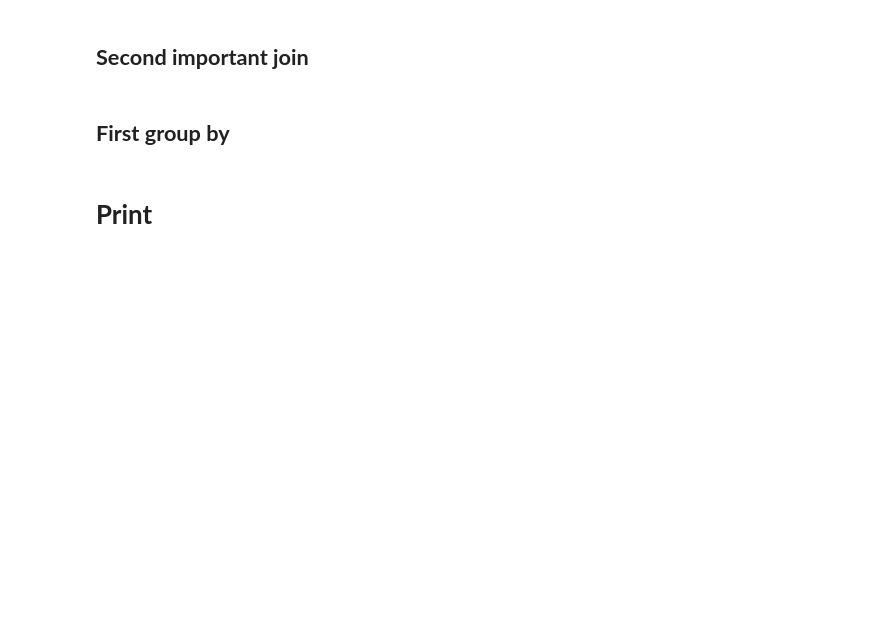
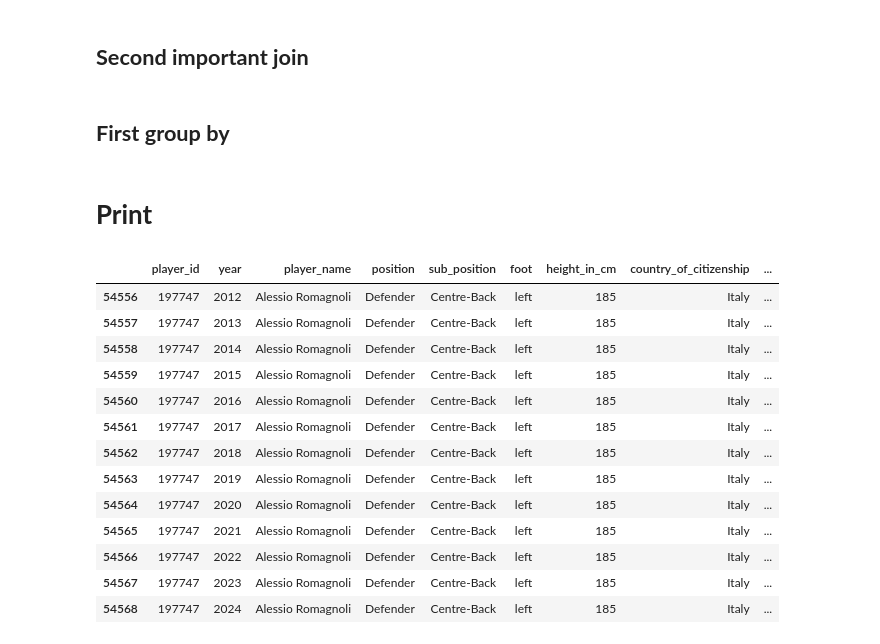
Before and after one commit to vincenzoaltavilla/thesis_project, a Jupyter notebook: thesis_project.ipynb, the cells around one changed output. Saved outputs shown, nothing was run; the diff lists cells and outputs as text; code cells hidden in the pictures; blank space fills up the shorter version.

```diff
--- a/thesis_project.ipynb
+++ b/thesis_project.ipynb
@@ -213,3 +170,15 @@ goal_events.loc[mask, 'description'] = 'Other'
+# %%
+kind_of_goals = ['Header', 'Right-footed', 'Left-footed', 'Penalty', 'Long distance kick', 'Free kick']
+
+for kind_of_goal in kind_of_goals:
+    mask = goal_events['description'].str.contains(kind_of_goal, case=False)
+    goal_events.loc[mask, 'description'] = kind_of_goal
+
+import re
+regex_other_goals = '|'.join(kind_of_goals)
+
+mask = ~goal_events['description'].str.contains(regex_other_goals, case=False)
+goal_events.loc[mask, 'description'] = 'Other'
 # %%
 goal_events['right_footed_goals'] = 0
 goal_events['left_footed_goals'] = 0
@@ -346,10 +301,10 @@ grouped_stats = intermediate_stats.groupby(['player_id', 'year']).agg({
     'age': 'first'
 }).reset_index()
 # %%
-stats = grouped_stats[['player_id', 'player_name', 'position', 'sub_position',
+stats = grouped_stats[['player_id', 'year', 'player_name', 'position', 'sub_position',
                        'foot', 'height_in_cm',	'country_of_citizenship',
                        'date_of_birth', 'club_id', 'club_name',
-                       'club_national_league', 'top5_leagues', 'year',
+                       'club_national_league', 'top5_leagues',
                        'age', 'game_id', 'minutes_played', 'is_win', 'goals', 'assists',
                        'right_footed_goals', 'left_footed_goals',
                        'header_goals', 'direct_free_kick_goals',
@@ -357,10 +312,10 @@ stats = grouped_stats[['player_id', 'player_name', 'position', 'sub_position',
                        'other_kind_of_goals', 'opponent_goals', 'is_clean_sheet', 'yellow_cards',
                        'red_cards']]
 
-stats.rename(columns={"game_id": "games_played"}, inplace=True)
+stats.rename(columns={"game_id": "games_played", "is_win": "games_won"}, inplace=True)
 stats.loc[stats['position'] != "Goalkeeper", 'is_clean_sheet'] = 0
 
-stats['percentage_of_win'] = (stats['is_win'] / stats['games_played']) * 100
+stats['percentage_of_win'] = (stats['games_won'] / stats['games_played']) * 100
 stats['percentage_of_clean_sheets'] = (stats['is_clean_sheet'] / stats['games_played']) * 100
 stats['conceded_goals_per_match'] = (stats['opponent_goals'] / stats['games_played'])
 
@@ -370,6 +325,22 @@ stats['conceded_goals_per_match'] = stats['conceded_goals_per_match'].round(2)
 # %% [markdown]
 # **Print**
 # %%
-stats.sort_values(by=['goals'], ascending=False).head(50)
+stats[stats['player_name'] == 'Alessio Romagnoli']
+#.sort_values(by=['goals'], ascending=False).head(50)
+# %% [output]
+|  | player_id | year | player_name | position | sub_position | foot | height_in_cm | country_of_citizenship | ... |
+| 54556 | 197747 | 2012 | Alessio Romagnoli | Defender | Centre-Back | left | 185 | Italy | ... |
+| 54557 | 197747 | 2013 | Alessio Romagnoli | Defender | Centre-Back | left | 185 | Italy | ... |
+| 54558 | 197747 | 2014 | Alessio Romagnoli | Defender | Centre-Back | left | 185 | Italy | ... |
+| 54559 | 197747 | 2015 | Alessio Romagnoli | Defender | Centre-Back | left | 185 | Italy | ... |
+| 54560 | 197747 | 2016 | Alessio Romagnoli | Defender | Centre-Back | left | 185 | Italy | ... |
+| 54561 | 197747 | 2017 | Alessio Romagnoli | Defender | Centre-Back | left | 185 | Italy | ... |
+| 54562 | 197747 | 2018 | Alessio Romagnoli | Defender | Centre-Back | left | 185 | Italy | ... |
+| 54563 | 197747 | 2019 | Alessio Romagnoli | Defender | Centre-Back | left | 185 | Italy | ... |
+| 54564 | 197747 | 2020 | Alessio Romagnoli | Defender | Centre-Back | left | 185 | Italy | ... |
+| 54565 | 197747 | 2021 | Alessio Romagnoli | Defender | Centre-Back | left | 185 | Italy | ... |
+| 54566 | 197747 | 2022 | Alessio Romagnoli | Defender | Centre-Back | left | 185 | Italy | ... |
+| 54567 | 197747 | 2023 | Alessio Romagnoli | Defender | Centre-Back | left | 185 | Italy | ... |
+| 54568 | 197747 | 2024 | Alessio Romagnoli | Defender | Centre-Back | left | 185 | Italy | ... |
 # %%
 stats.to_csv('stats.csv', index=False)
```
Also changed, not shown: parts of 7 cells of this notebook.
